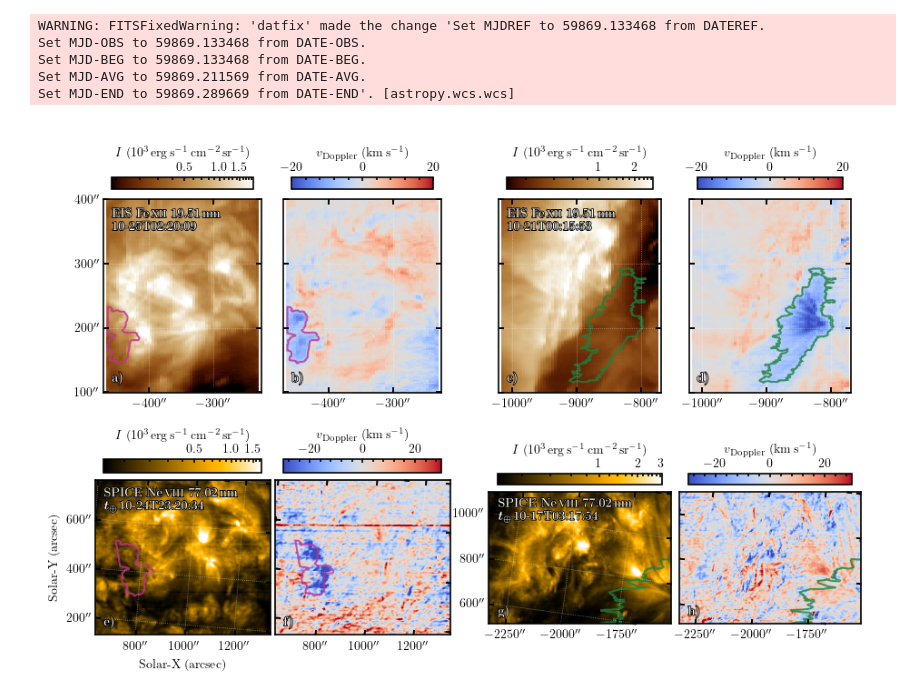
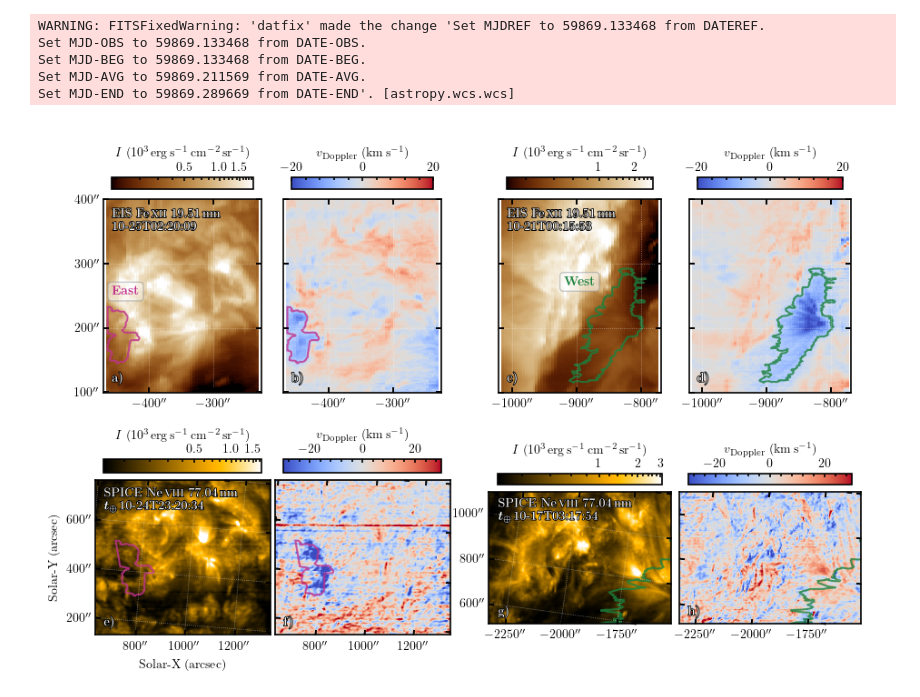
Before and after one commit to yjzhu-solar/EIS_DKIST_SolO, a Jupyter notebook: ipynb/ms_eis_eui_upflow/eis_spice_doppler.ipynb, the cells around one changed output. Cells and saved outputs as stored; diff of their text form; code cells hidden in the pictures.

```diff
--- a/ipynb/ms_eis_eui_upflow/eis_spice_doppler.ipynb
+++ b/ipynb/ms_eis_eui_upflow/eis_spice_doppler.ipynb
@@ -265,6 +265,9 @@ with rc_context(ms_style_dict):
              color='white', path_effects=[path_effects.Stroke(linewidth=1.2, foreground='black'),
                                           path_effects.Normal()])
 
+    ax1.text(0.05, 0.55, r"\textbf{East}", transform=ax1.transAxes, fontsize=10, va='top', ha='left',
+             color='#C1328E',bbox=dict(boxstyle="round", fc="w", ec="#91989F",alpha=0.5))
+
     ax2 = fig.add_subplot(gs1[0,1], projection=eis_195_velmap_shift_1024_crop)
     im2 = eis_195_velmap_shift_1024_crop.plot(axes=ax2, title=None)
     cs_regions_eis_1024[0].to_pixel(eis_195_velmap_shift_1024_crop.wcs).plot(ax=ax2, edgecolor='#C1328E', lw=1.5,alpha=0.8)
@@ -297,6 +300,8 @@ with rc_context(ms_style_dict):
                 transform=ax3.transAxes, fontsize=10, va='top', ha='left',linespacing=1.2,
                 color='white', path_effects=[path_effects.Stroke(linewidth=1.2, foreground='black'),
                                             path_effects.Normal()])
+    ax3.text(0.4, 0.6, r"\textbf{West}", transform=ax3.transAxes, fontsize=10, va='top', ha='left',
+             color='#1B813E',bbox=dict(boxstyle="round", fc="w", ec="#91989F",alpha=0.5))
 
     ax4 = fig.add_subplot(gs1[0,3], projection=eis_195_velmap_shift_1020_crop)
     im4 = eis_195_velmap_shift_1020_crop.plot(axes=ax4, title=None)
@@ -333,7 +338,7 @@ with rc_context(ms_style_dict):
                 ha='left', color='white', path_effects=[path_effects.Stroke(linewidth=1.2, foreground='black'),
                                                     path_effects.Normal()])
 
-    ax5.text(0.05, 0.95, r'\textbf{SPICE Ne\,\textsc{viii} 77.02\,nm}'
+    ax5.text(0.05, 0.95, r'\textbf{SPICE Ne\,\textsc{viii} 77.04\,nm}'
                             "\n" + r'$\boldsymbol{{t_\oplus}}\,$\textbf{{{}}}'.format(spice_1024_window_example.meta['DATE_EAR'][5:-4]),
             transform=ax5.transAxes,
             va='top', ha='left', fontsize=10, color='white', linespacing=1.2,
@@ -377,7 +382,7 @@ with rc_context(ms_style_dict):
                 ha='left', color='white', path_effects=[path_effects.Stroke(linewidth=1.2, foreground='black'),
                                                     path_effects.Normal()])
 
-    ax7.text(0.05, 0.95, r'\textbf{SPICE Ne\,\textsc{viii} 77.02\,nm}'
+    ax7.text(0.05, 0.95, r'\textbf{SPICE Ne\,\textsc{viii} 77.04\,nm}'
                             "\n" + r'$\boldsymbol{{t_\oplus}}\,$\textbf{{{}}}'.format(spice_1017_window_example.meta['DATE_EAR'][5:-4]),
             transform=ax7.transAxes,
             va='top', ha='left', fontsize=10, color='white', linespacing=1.2,
@@ -417,31 +422,31 @@ with rc_context(ms_style_dict):
     ax8.coords[0].set_major_formatter('s')
 
     for clb_ax_ in (clb_ax1,clb_ax2, clb_ax3, clb_ax4, clb_ax5, clb_ax6, clb_ax7, clb_ax8):
         clb_ax_.tick_params(top=True, bottom=False, labeltop=True, labelbottom=False,
                             length=3)
         clb_ax_.xaxis.tick_top()
         clb_ax_.xaxis.set_label_position('top')
         offset_text = clb_ax_.xaxis.get_offset_text()
         if offset_text is not None:
             offset_text.set_visible(False)
             # offset_text_pos = offset_text.get_position()
             # offset_text.set_position((offset_text_pos[0]+0.17, offset_text_pos[1]))
             # clb_ax_.xaxis.OFFSETTEXTPAD = -9
 
     for ax_ in (ax2,ax3,ax4,ax6,ax8):
         ax_.coords[1].set_ticklabel_visible(False)
 
     # in maptlotlib 3.9 the rasterization of colorbar will be misplaced in PDF
     # backend by setting `bbox_inches='tight'` with `inset_axes` from
     #`mpl_toolkits.axes_grid1.inset_locator` module
     # see github issues:
     # https://github.com/matplotlib/matplotlib/issues/28549
     # https://github.com/matplotlib/matplotlib/issues/27763
 
     fig.get_layout_engine().set(w_pad=1/72., h_pad=1/72., hspace=0,
                         wspace=0)
 
     plt.savefig('../../figs/ms_eis_eui_upflow/eis_spice_doppler.pdf', dpi=300, bbox_inches='tight')
     plt.show()
 # %% [output]
-[figure, old version]
+[figure, new version]
```
Also changed, not shown: parts of 3 cells of this notebook.
